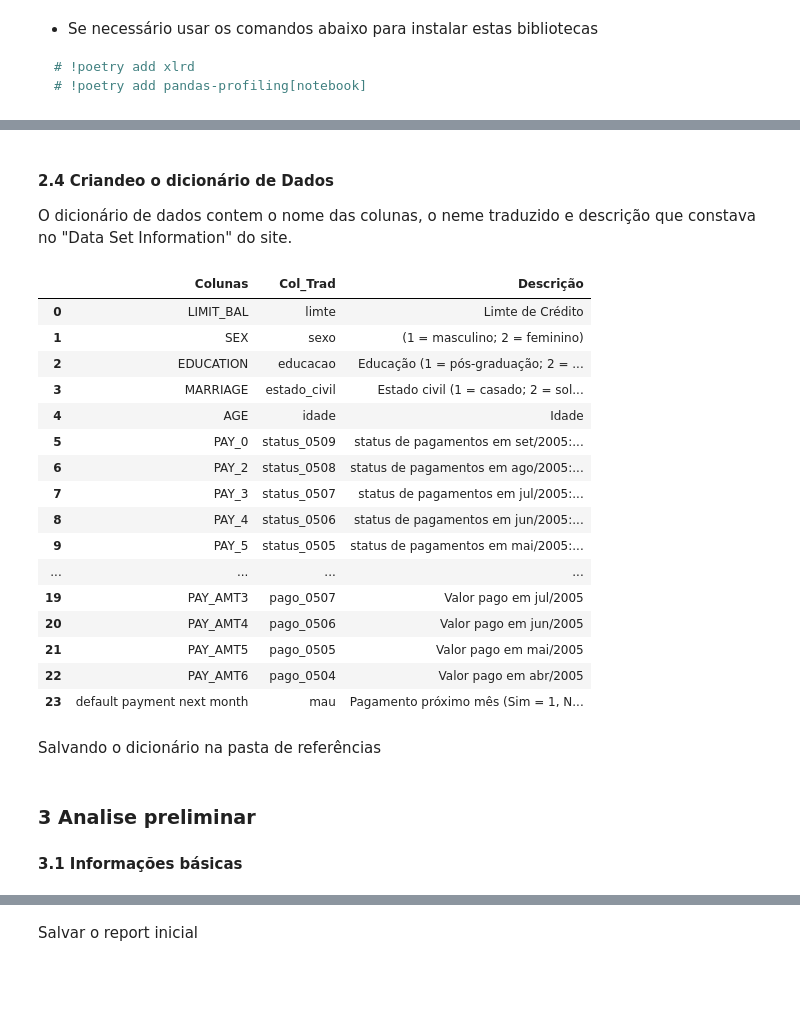
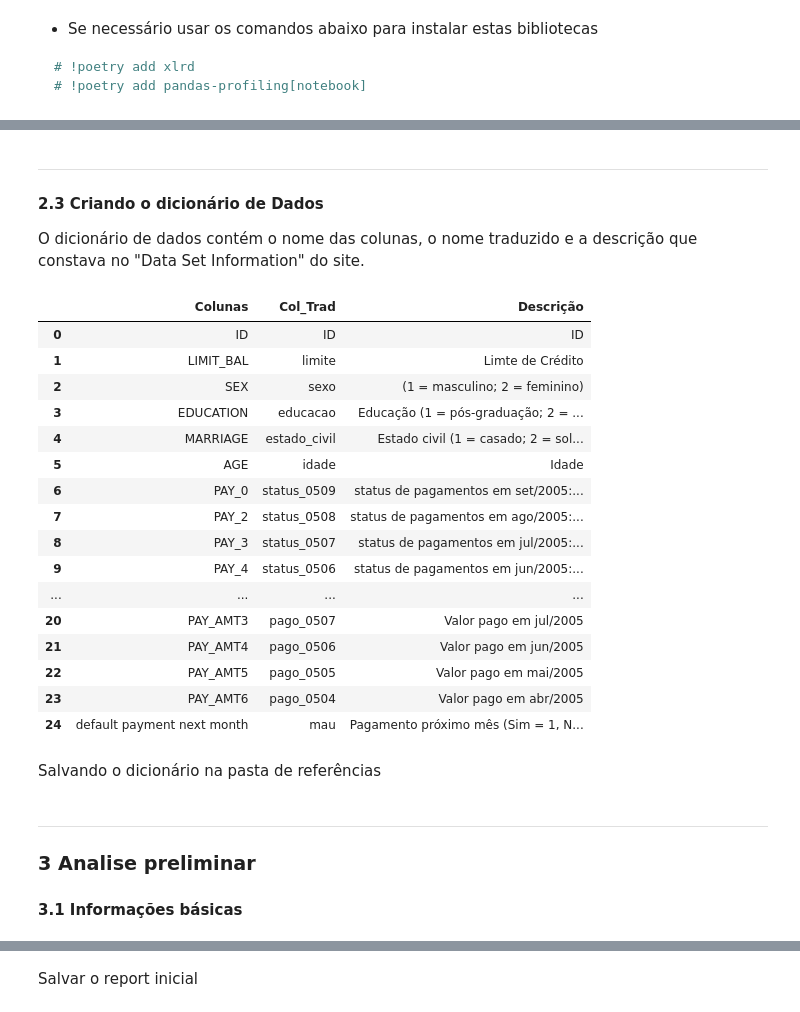
Before and after one commit to atlantico-academy/datagearscore, a Jupyter notebook: notebooks/analise_exploratoria.ipynb, the cells around one changed output, grey strips where cells are left out. Drawn from its saved outputs; the diff is of its cells as text; code cells hidden in the pictures; blank space fills up the shorter version.

Commit message:
Atualização do Notebook com a analise exploratória dos Dados

```diff
--- a/notebooks/analise_exploratoria.ipynb
+++ b/notebooks/analise_exploratoria.ipynb
@@ -15,7 +29,14 @@ ______________
 # %%
 import numpy as np
 import pandas as pd
-from pandas_profiling import ProfileReport
+import matplotlib.pyplot as plt
+import seaborn as sns
+from IPython.display import HTML
+#from pandas_profiling import ProfileReport
+
+pd.options.display.max_columns = None
+pd.set_option('max_colwidth', 400)
+pd.options.display.float_format = '{:.2f}'.format
 # %% [markdown]
 * Se necessário usar os comandos abaixo para instalar estas bibliotecas
 ~~~ Python
@@ -26,5 +48,5 @@ from pandas_profiling import ProfileReport
 #### 2.2 Carga dos Dados
 # %%
-df = pd.read_excel("../data/raw/default of credit card clients.xls")
+df = pd.read_excel("../data/raw/default of credit card clients.xls", header=1)
 df.head()
 # %% [output]
@@ -44,6 +62,0 @@ Que a Coluna "unnamed: 0" repete o o index.
-# %%
-columnNames = df.iloc[0] # carrega na vareável os dados da primeira linha onde estão os nomes das colunas
-df = df[1:] # Filtra o Data Frame retirando a linha que continha o nome das colunas
-df.columns = columnNames # renomea as colunas com os dados da vareável que continha os valores da prieira linha
-df.pop("ID") # Exclui a coluna Inútil
-df.head()
@@ -58,10 +63,12 @@ df.head()
 # %% [markdown]
-#### 2.4 Criandeo o dicionário de Dados
-O dicionário de dados contem o nome das colunas, o neme traduzido e descrição que constava no "Data Set Information" do site.
+_________________
+#### 2.3 Criando o dicionário de Dados
+O dicionário de dados contém o nome das colunas, o nome traduzido e a descrição que constava no "Data Set Information" do site.
 # %%
 dicionario = df.columns.to_frame(name="Colunas").reset_index(drop=True)
 dicionario["Col_Trad"] = [
-    "limte",
+    "ID",
+    "limite",
     "sexo",
     "educacao",
     "estado_civil",
@@ -86,55 +93,57 @@ dicionario["Col_Trad"] = [
     "pago_0504",
     "mau"]
 dicionario["Descrição"] = [
+    "ID",
     "Limte de Crédito",
     "(1 = masculino; 2 = feminino)",
     "Educação (1 = pós-graduação; 2 = universidade; 3 = ensino médio; 4 = outros)",
     "Estado civil (1 = casado; 2 = solteiro; 3 = outros)",
     "Idade",
     "status de pagamentos em set/2005: -1 = pago devidamente; 1 = atraso de um mês; 2 = atraso de dois meses; . . .; 8 = atraso de oito meses; 9 = atraso de nove meses ou mais",
     "status de pagamentos em ago/2005: -1 = pago devidamente; 1 = atraso de um mês; 2 = atraso de dois meses; . . .; 8 = atraso de oito meses; 9 = atraso de nove meses ou mais",
     "status de pagamentos em jul/2005: -1 = pago devidamente; 1 = atraso de um mês; 2 = atraso de dois meses; . . .; 8 = atraso de oito meses; 9 = atraso de nove meses ou mais",
     "status de pagamentos em jun/2005: -1 = pago devidamente; 1 = atraso de um mês; 2 = atraso de dois meses; . . .; 8 = atraso de oito meses; 9 = atraso de nove meses ou mais",
     "status de pagamentos em mai/2005: -1 = pago devidamente; 1 = atraso de um mês; 2 = atraso de dois meses; . . .; 8 = atraso de oito meses; 9 = atraso de nove meses ou mais",
     "status de pagamentos em abr/2005: -1 = pago devidamente; 1 = atraso de um mês; 2 = atraso de dois meses; . . .; 8 = atraso de oito meses; 9 = atraso de nove meses ou mais",
     "Saldo em set/2005",
     "Saldo em ago/2005",
     "Saldo em jul/2005",
     "Saldo em jun/2005",
     "Saldo em mai/2005",
     "Saldo em abr/2005",
     "Valor pago em set/2005",
     "Valor pago em ago/2005",
     "Valor pago em jul/2005",
     "Valor pago em jun/2005",
     "Valor pago em mai/2005",
     "Valor pago  em abr/2005",
     "Pagamento próximo mês (Sim = 1, Não = 0)"]
 
 dicionario
 # %% [output]
 |  | Colunas | Col_Trad | Descrição |
-| 0 | LIMIT_BAL | limte | Limte de Crédito |
-| 1 | SEX | sexo | (1 = masculino; 2 = feminino) |
-| 2 | EDUCATION | educacao | Educação (1 = pós-graduação; 2 = ... |
-| 3 | MARRIAGE | estado_civil | Estado civil (1 = casado; 2 = sol... |
-| 4 | AGE | idade | Idade |
-| 5 | PAY_0 | status_0509 | status de pagamentos em set/2005:... |
-| 6 | PAY_2 | status_0508 | status de pagamentos em ago/2005:... |
-| 7 | PAY_3 | status_0507 | status de pagamentos em jul/2005:... |
-| 8 | PAY_4 | status_0506 | status de pagamentos em jun/2005:... |
-| 9 | PAY_5 | status_0505 | status de pagamentos em mai/2005:... |
+| 0 | ID | ID | ID |
+| 1 | LIMIT_BAL | limite | Limte de Crédito |
+| 2 | SEX | sexo | (1 = masculino; 2 = feminino) |
+| 3 | EDUCATION | educacao | Educação (1 = pós-graduação; 2 = ... |
+| 4 | MARRIAGE | estado_civil | Estado civil (1 = casado; 2 = sol... |
+| 5 | AGE | idade | Idade |
+| 6 | PAY_0 | status_0509 | status de pagamentos em set/2005:... |
+| 7 | PAY_2 | status_0508 | status de pagamentos em ago/2005:... |
+| 8 | PAY_3 | status_0507 | status de pagamentos em jul/2005:... |
+| 9 | PAY_4 | status_0506 | status de pagamentos em jun/2005:... |
 | ... | ... | ... | ... |
-| 19 | PAY_AMT3 | pago_0507 | Valor pago em jul/2005 |
-| 20 | PAY_AMT4 | pago_0506 | Valor pago em jun/2005 |
-| 21 | PAY_AMT5 | pago_0505 | Valor pago em mai/2005 |
-| 22 | PAY_AMT6 | pago_0504 | Valor pago em abr/2005 |
-| 23 | default payment next month | mau | Pagamento próximo mês (Sim = 1, N... |
+| 20 | PAY_AMT3 | pago_0507 | Valor pago em jul/2005 |
+| 21 | PAY_AMT4 | pago_0506 | Valor pago em jun/2005 |
+| 22 | PAY_AMT5 | pago_0505 | Valor pago em mai/2005 |
+| 23 | PAY_AMT6 | pago_0504 | Valor pago em abr/2005 |
+| 24 | default payment next month | mau | Pagamento próximo mês (Sim = 1, N... |
 # %%
 dicionario.to_csv("../references/dicionario_dados.csv", index=False)
 # %% [markdown]
 Salvando o dicionário na pasta de referências
 # %% [markdown]
+*********************************
 ### 3 Analise preliminar
 #### 3.1 Informações básicas
 # %%
```
Also changed, not shown: parts of 68 cells of this notebook.
